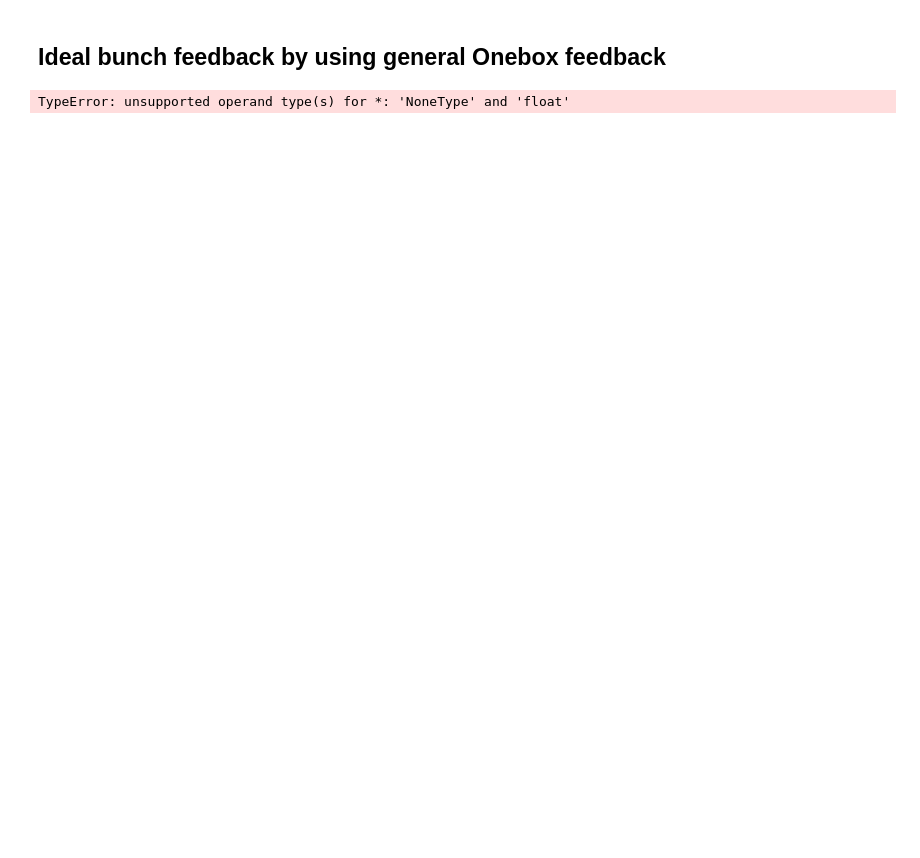
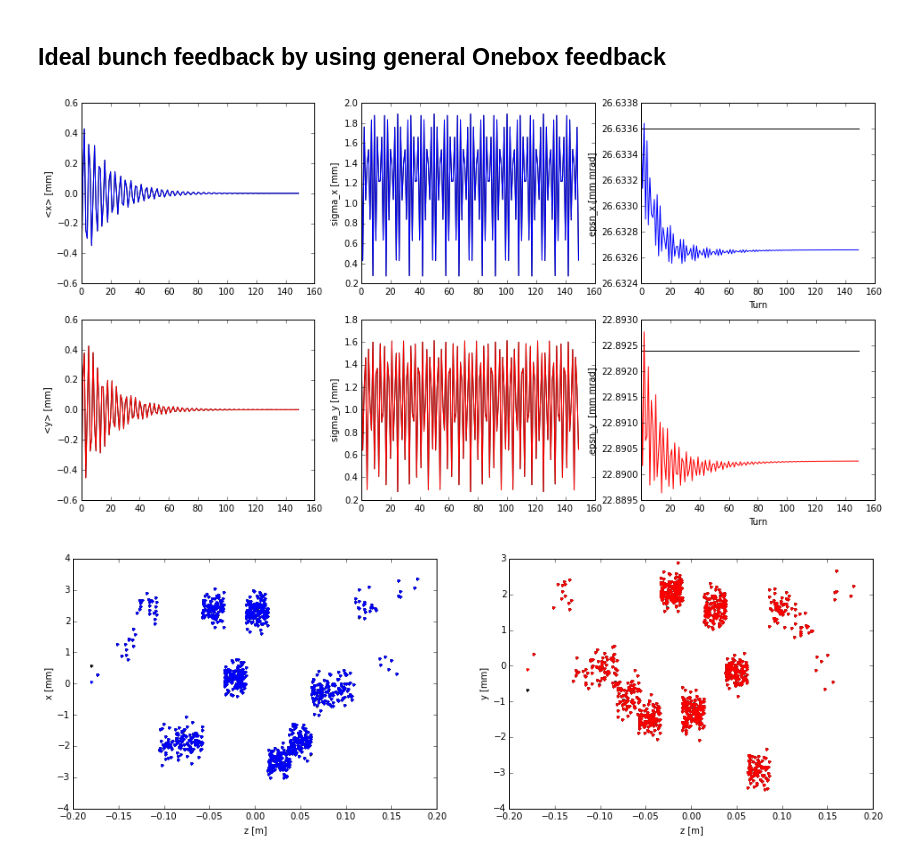
Before and after one commit to jkomppula/PyHEADTAIL_feedback, a Jupyter notebook: interactive-tests/onebox_feedback.ipynb, the cells around one changed output. Drawn from its saved outputs; the diff is of its cells as text; code cells hidden in the pictures; blank space fills up the shorter version.

```diff
--- a/interactive-tests/onebox_feedback.ipynb
+++ b/interactive-tests/onebox_feedback.ipynb
@@ -262,22 +274,19 @@ plot_projections( bunch_0, bunch_FB)
 # %% [markdown]
 ## Ideal bunch feedback by using general Onebox feedback
 # %%
-#Reference bunch
-bunch_0 = copy.deepcopy(bunch_ref)
 bunch_FB = copy.deepcopy(bunch_ref)
+dump_FB = BunchDump(bunch_FB)
 
-maps_ref = [i for i in trans_map] + [long_map]
-
-f_cutoff = 1e10
 signal_processors_x = [ChargeWeighting(),IdealBunch()]
 signal_processors_y = [ChargeWeighting(),IdealBunch()]
 
 feedback_map = OneboxFeedback(feedback_gain,slicer,signal_processors_x,signal_processors_y)
-maps_feedback = [i for i in trans_map] + [long_map] + [feedback_map]
+total_map_FB = [i for i in trans_map] + [long_map] + [feedback_map]
 
-#plot_projections( bunch_0, bunch_FB)
-track_and_plot(n_turns, bunch_0, maps_ref, bunch_FB, maps_feedback)
-signal_processors[1].print_matrix()
-plot_projections( bunch_0, bunch_FB)
+track(n_turns, bunch_FB,total_map_FB,dump_FB)
+
+compare_bunch_dumps(dump_ideal_bunch_FB,dump_FB)
+plot_projections(bunch_ideal_bunch_FB, bunch_FB)
 # %% [output]
-TypeError: unsupported operand type(s) for *: 'NoneType' and 'float'
+[figure, added]
+[figure, added]
```
Also changed, not shown: parts of 10 cells of this notebook, 4 other files.
